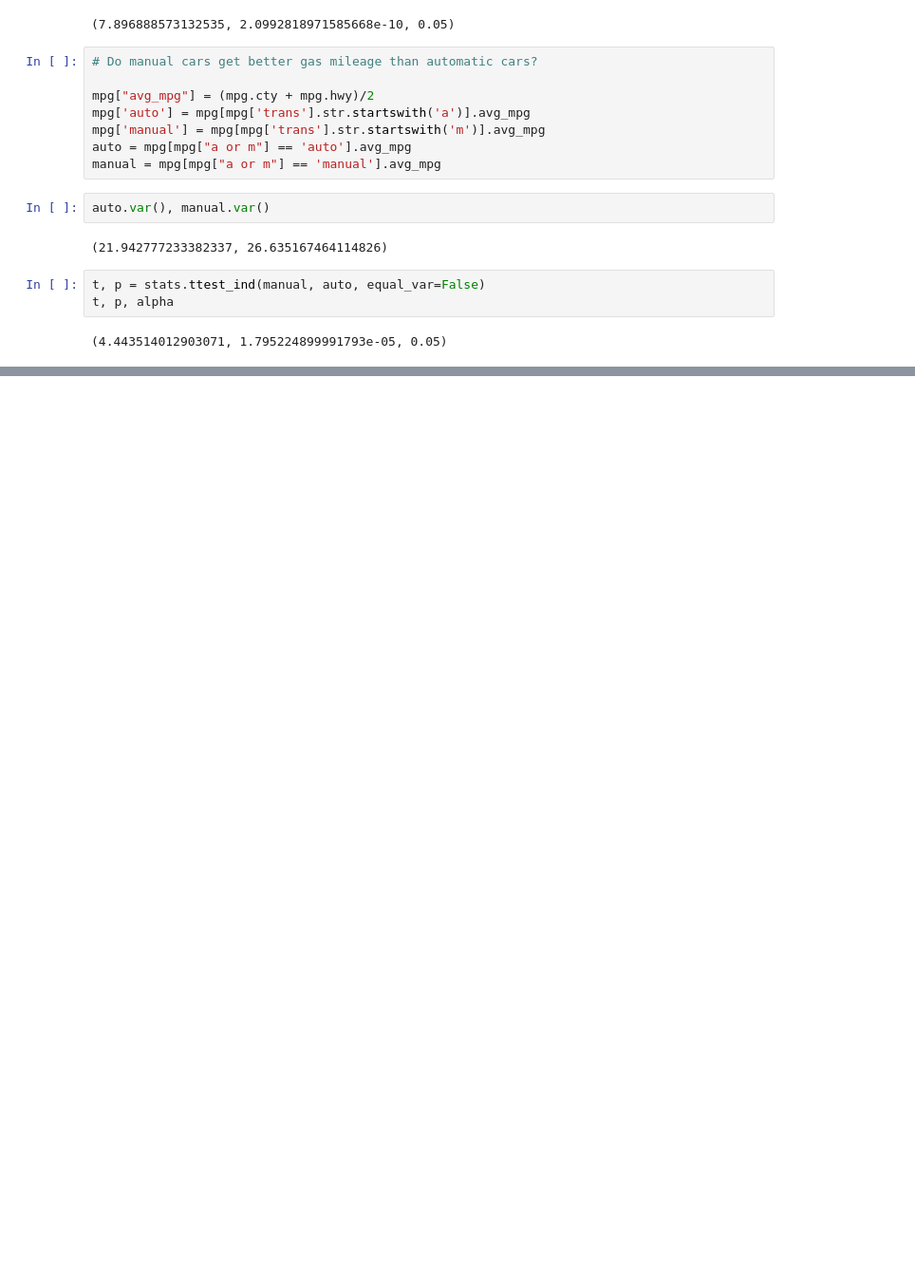
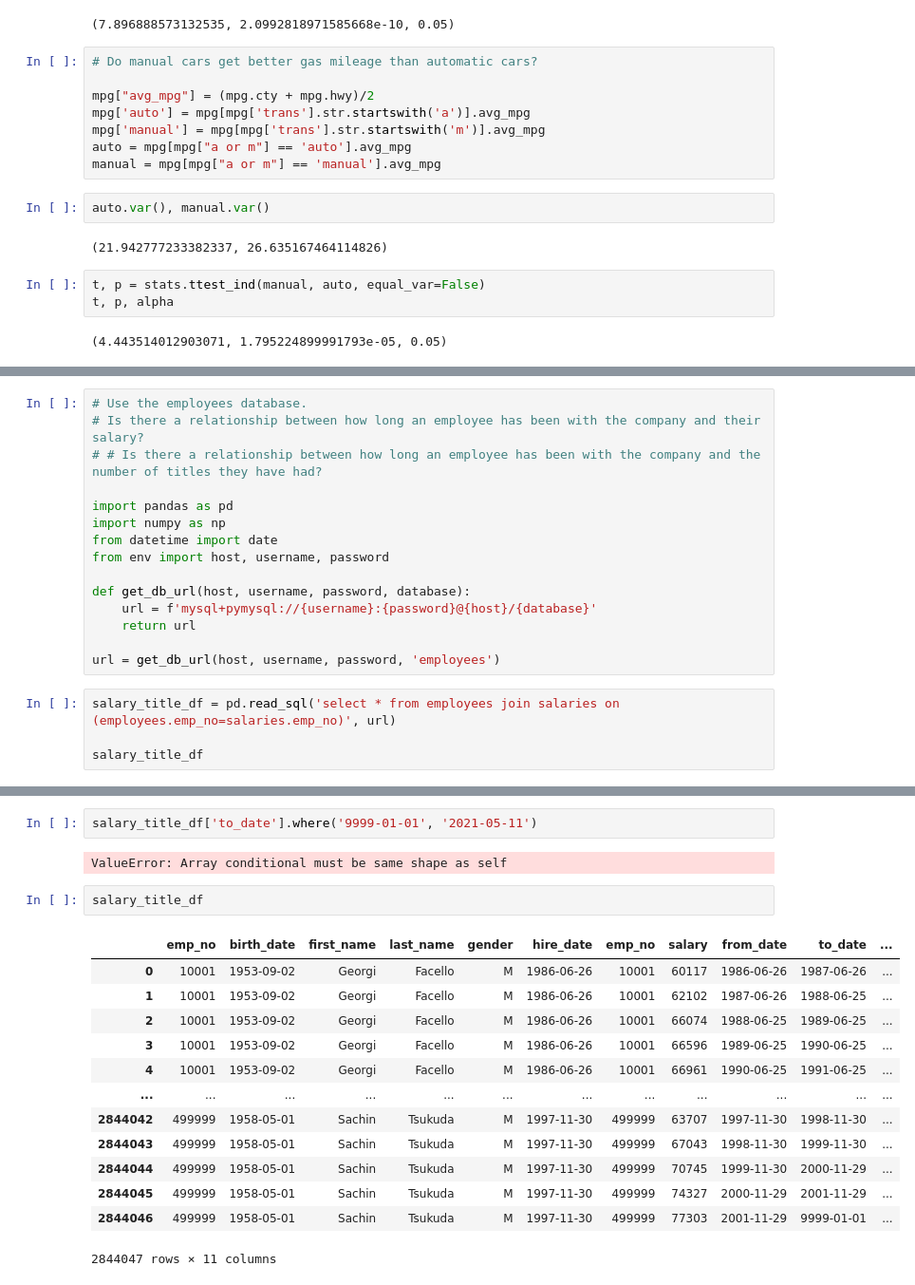
Before and after one commit to albertopuentes/statistics-exercises, a Jupyter notebook: hypothesis_testing.ipynb, the cells around one changed output, grey strips where cells are left out. Shown at 95% size. Drawn from its saved outputs; the diff is of its cells as text; blank space fills up the shorter version.

```diff
--- a/hypothesis_testing.ipynb
+++ b/hypothesis_testing.ipynb
@@ -160,0 +276,19 @@ t, p, alpha
+# %%
+# Use the employees database.
+# Is there a relationship between how long an employee has been with the company and their salary?
+# # Is there a relationship between how long an employee has been with the company and the number of titles they have had?
+
+import pandas as pd
+import numpy as np
+from datetime import date
+from env import host, username, password
+
+def get_db_url(host, username, password, database):
+    url = f'mysql+pymysql://{username}:{password}@{host}/{database}'
+    return url
+
+url = get_db_url(host, username, password, 'employees')
+# %%
+salary_title_df = pd.read_sql('select * from employees join salaries on (employees.emp_no=salaries.emp_no)', url)
+
+salary_title_df
@@ -160,0 +309,20 @@ t, p, alpha
+# %%
+salary_title_df['to_date'].where('9999-01-01', '2021-05-11')
+# %% [output]
+ValueError: Array conditional must be same shape as self
+# %%
+salary_title_df
+# %% [output]
+|  | emp_no | birth_date | first_name | last_name | gender | hire_date | emp_no | salary | from_date | to_date | ... |
+| 0 | 10001 | 1953-09-02 | Georgi | Facello | M | 1986-06-26 | 10001 | 60117 | 1986-06-26 | 1987-06-26 | ... |
+| 1 | 10001 | 1953-09-02 | Georgi | Facello | M | 1986-06-26 | 10001 | 62102 | 1987-06-26 | 1988-06-25 | ... |
+| 2 | 10001 | 1953-09-02 | Georgi | Facello | M | 1986-06-26 | 10001 | 66074 | 1988-06-25 | 1989-06-25 | ... |
+| 3 | 10001 | 1953-09-02 | Georgi | Facello | M | 1986-06-26 | 10001 | 66596 | 1989-06-25 | 1990-06-25 | ... |
+| 4 | 10001 | 1953-09-02 | Georgi | Facello | M | 1986-06-26 | 10001 | 66961 | 1990-06-25 | 1991-06-25 | ... |
+| ... | ... | ... | ... | ... | ... | ... | ... | ... | ... | ... | ... |
+| 2844042 | 499999 | 1958-05-01 | Sachin | Tsukuda | M | 1997-11-30 | 499999 | 63707 | 1997-11-30 | 1998-11-30 | ... |
+| 2844043 | 499999 | 1958-05-01 | Sachin | Tsukuda | M | 1997-11-30 | 499999 | 67043 | 1998-11-30 | 1999-11-30 | ... |
+| 2844044 | 499999 | 1958-05-01 | Sachin | Tsukuda | M | 1997-11-30 | 499999 | 70745 | 1999-11-30 | 2000-11-29 | ... |
+| 2844045 | 499999 | 1958-05-01 | Sachin | Tsukuda | M | 1997-11-30 | 499999 | 74327 | 2000-11-29 | 2001-11-29 | ... |
+| 2844046 | 499999 | 1958-05-01 | Sachin | Tsukuda | M | 1997-11-30 | 499999 | 77303 | 2001-11-29 | 9999-01-01 | ... |
+2844047 rows × 11 columns
```
Also changed, not shown: parts of 10 cells of this notebook.
